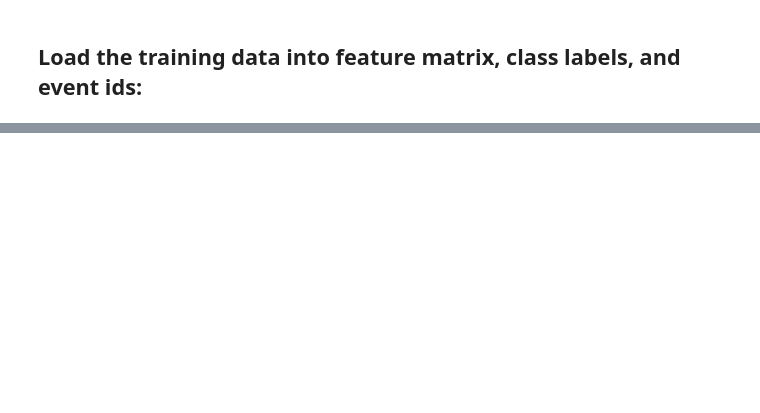
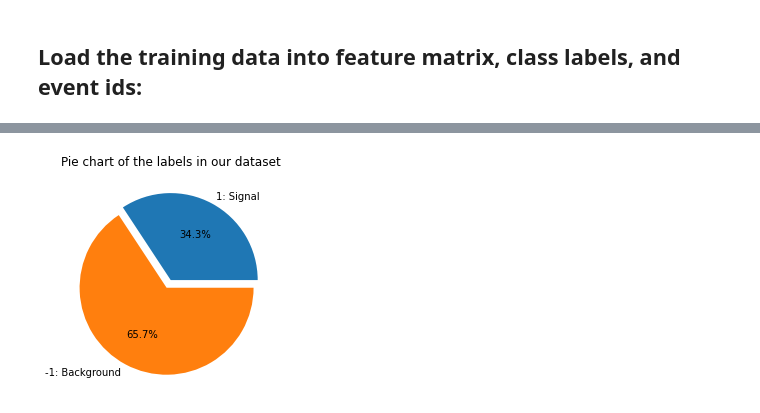
Before and after one commit to epfml/ML_course, a Jupyter notebook: projects/project1/scripts/project1.ipynb, the cells around one changed output, grey strips where cells are left out. Drawn from its saved outputs; the diff is of its cells as text; code cells hidden in the pictures; blank space fills up the shorter version.

```diff
--- a/projects/project1/scripts/project1.ipynb
+++ b/projects/project1/scripts/project1.ipynb
@@ -24,0 +14,3 @@ create_csv_submission(ids_test, y_pred, OUTPUT_PATH)
+# %%
+DATA_TRAIN_PATH = '../data/train.csv'
+y, tX, ids = load_csv_data(DATA_TRAIN_PATH)
@@ -24,0 +102,5 @@ create_csv_submission(ids_test, y_pred, OUTPUT_PATH)
+# %%
+#Balance of the target
+Balance(y)
+# %% [output]
+[figure, added]
```
Also changed, not shown: parts of 110 cells of this notebook, 9 other files.
